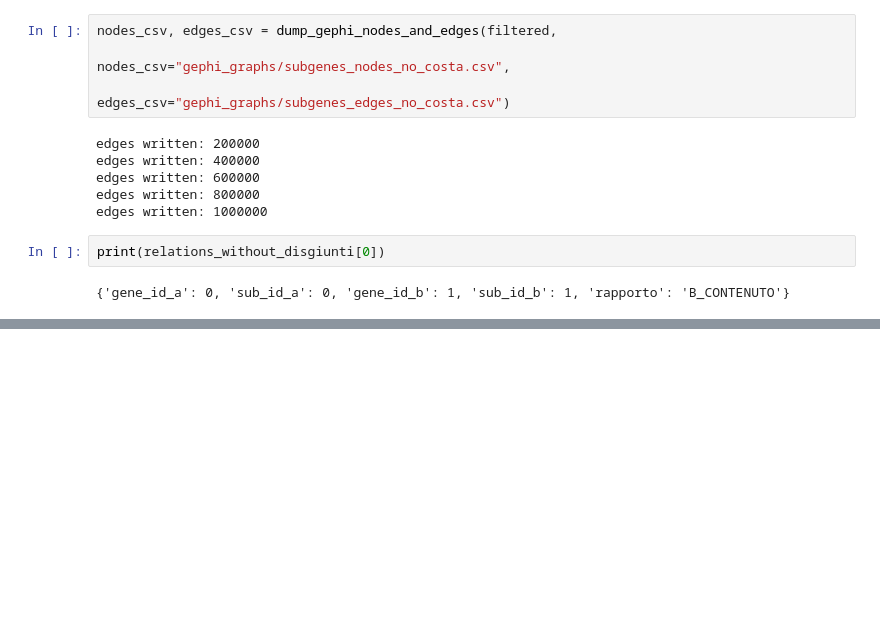
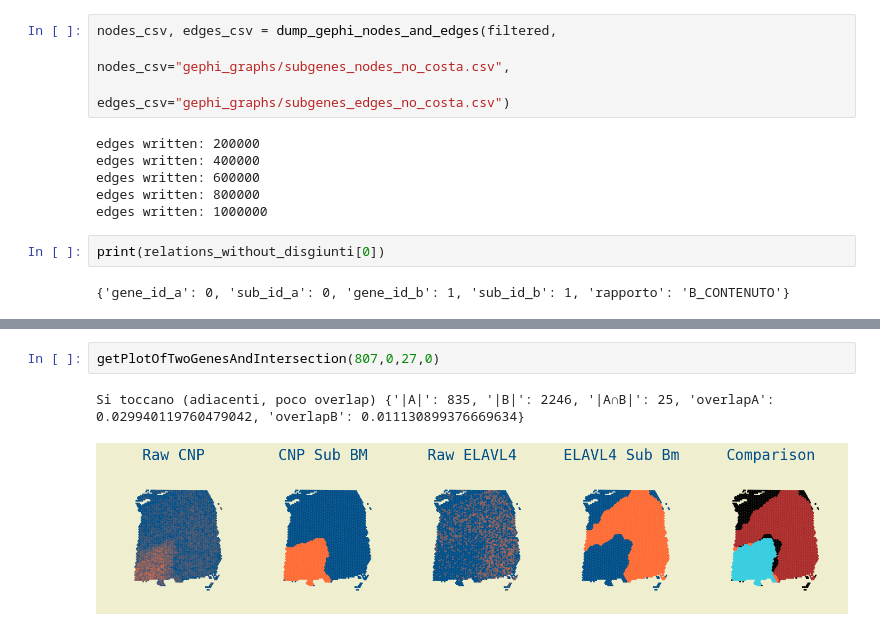
Before and after one commit to Cero1998/Tesi_Cerinelli, a Jupyter notebook: progetto_spunto/progetto/sub_genes_comparator.ipynb, the cells around one changed output, grey strips where cells are left out. Drawn from its saved outputs; the diff is of its cells as text; blank space fills up the shorter version.

```diff
--- a/progetto_spunto/progetto/sub_genes_comparator.ipynb
+++ b/progetto_spunto/progetto/sub_genes_comparator.ipynb
@@ -1058,0 +883,5 @@ print(relations_without_disgiunti[0])
+# %%
+getPlotOfTwoGenesAndIntersection(807,0,27,0)
+# %% [output]
+Si toccano (adiacenti, poco overlap) {'|A|': 835, '|B|': 2246, '|A∩B|': 25, 'overlapA': 0.029940119760479042, 'overlapB': 0.011130899376669634}
+[figure, added]
```
Also changed, not shown: parts of 20 cells of this notebook, 8 other files.
